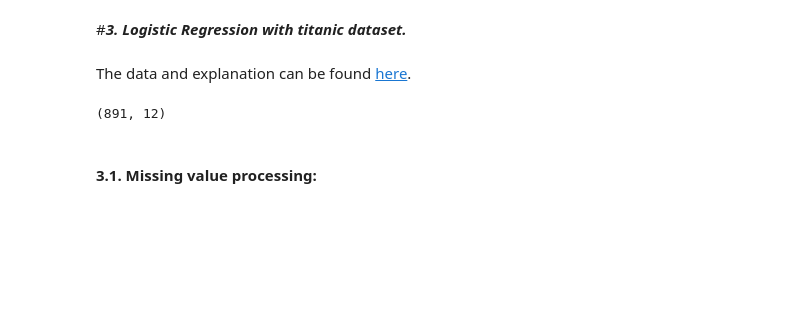
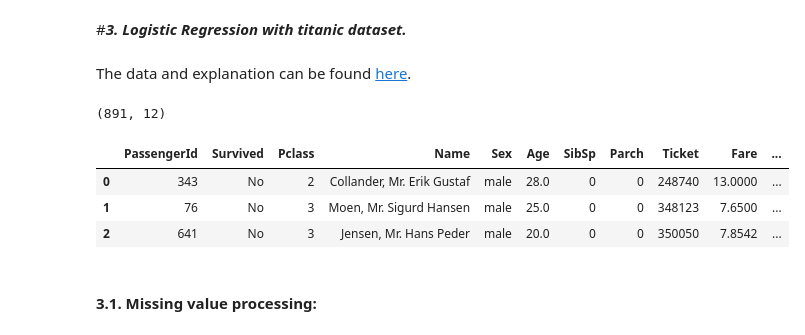
Before and after one commit to net4troll/DS-GMC-WS, a Jupyter notebook: Supervised ML/Logistic Regression Breast Cancer Iris & Titanic.ipynb, the cells around one changed output. Drawn from its saved outputs; the diff is of its cells as text; code cells hidden in the pictures; blank space fills up the shorter version.

```diff
--- a/Supervised ML/Logistic Regression Breast Cancer Iris & Titanic.ipynb
+++ b/Supervised ML/Logistic Regression Breast Cancer Iris & Titanic.ipynb
@@ -309,6 +292,6 @@ from sklearn import metrics, preprocessing
 # %% [markdown]
 The data and explanation can be found [here](https://www.kaggle.com/c/titanic/data).
 # %%
-df = pd.read_csv('data_titanic.csv', header='infer')
+df = pd.read_csv('/Users/alfahwun/Downloads/titanic.csv', sep=";",header='infer')
 # %%
 #Display the shape
@@ -316,6 +300,12 @@ df = pd.read_csv('data_titanic.csv', header='infer')
 (891, 12)
 # %%
 #Display the first 3 elements.
+df.head(3)
+# %% [output]
+|  | PassengerId | Survived | Pclass | Name | Sex | Age | SibSp | Parch | Ticket | Fare | ... |
+| 0 | 343 | No | 2 | Collander, Mr. Erik Gustaf | male | 28.0 | 0 | 0 | 248740 | 13.0000 | ... |
+| 1 | 76 | No | 3 | Moen, Mr. Sigurd Hansen | male | 25.0 | 0 | 0 | 348123 | 7.6500 | ... |
+| 2 | 641 | No | 3 | Jensen, Mr. Hans Peder | male | 20.0 | 0 | 0 | 350050 | 7.8542 | ... |
 # %% [markdown]
 #### 3.1. Missing value processing:
 # %%
```
Also changed, not shown: parts of 28 cells of this notebook.
